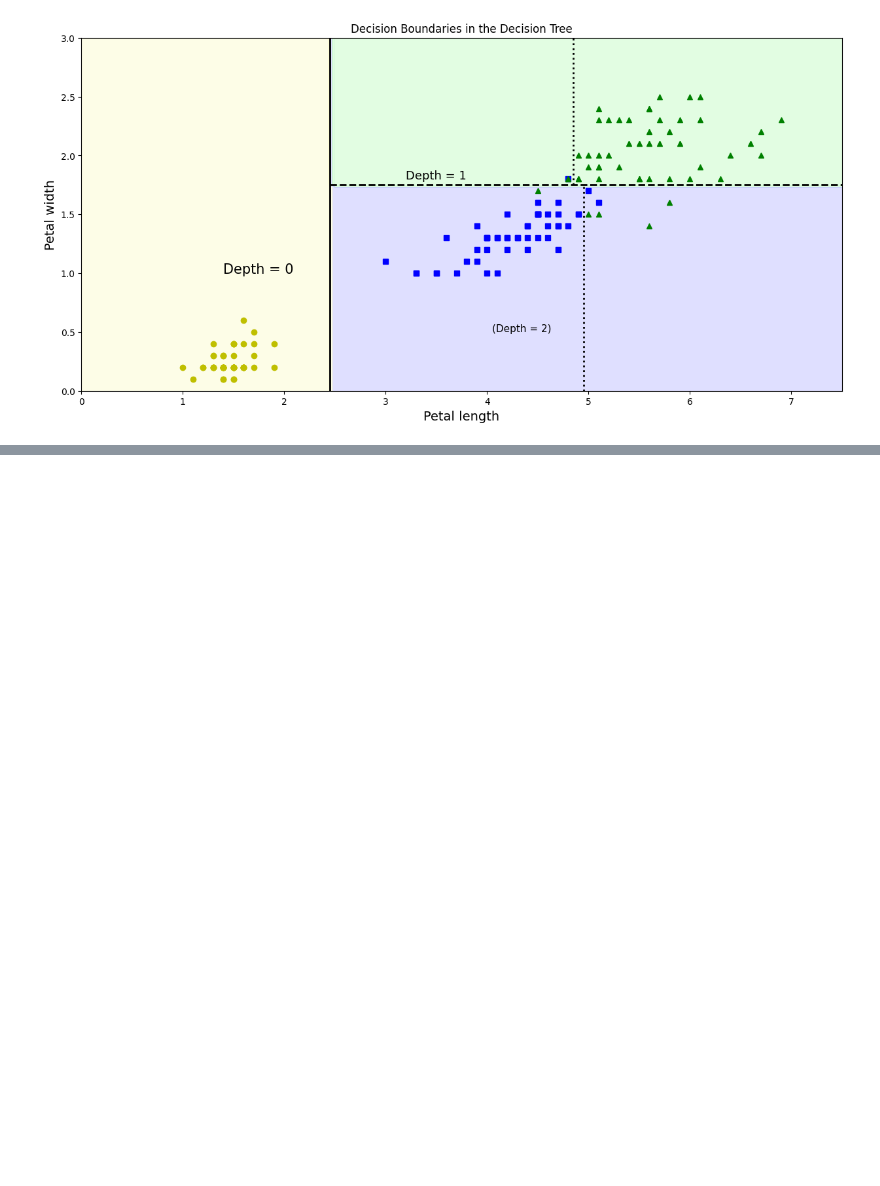
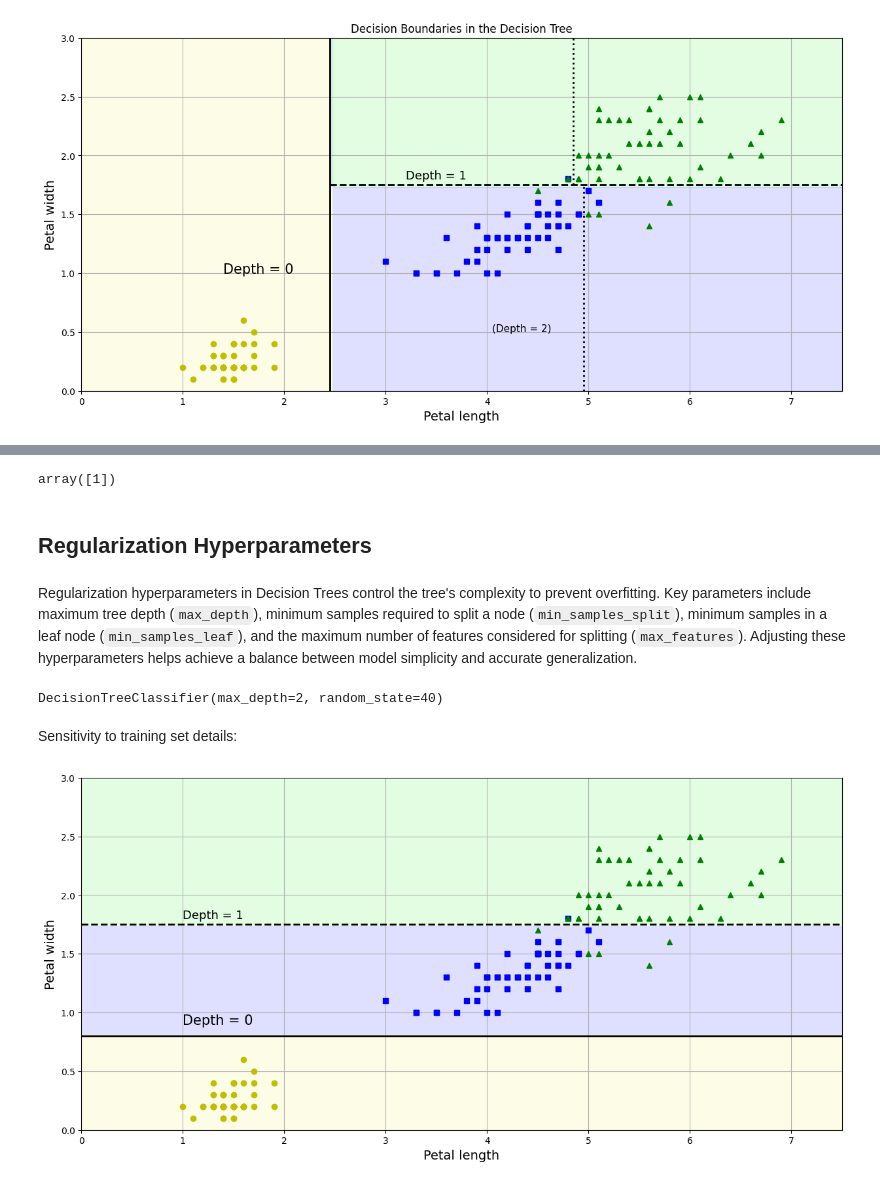
Before and after one commit to Ivan-Grigorev/Hands_On_ML, a Jupyter notebook: chapter_06.ipynb, the cells around one changed output, grey strips where cells are left out. Drawn from its saved outputs; the diff is of its cells as text; code cells hidden in the pictures; blank space fills up the shorter version.

Commit message:
Completed "Regularization Hyperparameters" section from Chapter 06

```diff
--- a/chapter_06.ipynb
+++ b/chapter_06.ipynb
@@ -55,7 +55,6 @@ def plot_decision_boundary(clf, X, y, axes=[0, 7.5, 0, 3], iris=True, legend=Fal
     y_pred = clf.predict(X_new).reshape(x1.shape)
 
     custom_cmap = ListedColormap(['#fafab0', '#9898ff', '#a0faa0'])
-
     plt.contourf(
         x1,
         x2,
@@ -63,6 +62,7 @@ def plot_decision_boundary(clf, X, y, axes=[0, 7.5, 0, 3], iris=True, legend=Fal
         cmap=custom_cmap,
         alpha=0.3
     )
+
     if legend:
         plt.legend(loc='lower right', fontsize=14)
 
@@ -104,6 +104,8 @@ def plot_decision_boundary(clf, X, y, axes=[0, 7.5, 0, 3], iris=True, legend=Fal
     else:
         plt.xlabel(r'$x_1$', fontsize=18)
         plt.ylabel(r'$x_2$', fontsize=18, rotation=0)
+
+    plt.grid(True)
 
 plt.figure(figsize=(15, 7))
 plot_decision_boundary(clf=tree_clf, X=X, y=y)
@@ -150,6 +152,7 @@ plt.text(
     fontsize=11
 )
 plt.title('Decision Boundaries in the Decision Tree')
+plt.grid(True)
 plt.show()
 # %% [output]
 [figure]
@@ -155,0 +165,46 @@ plt.show()
+# %%
+tree_clf.predict([[5, 1.5]])
+# %% [output]
+array([1])
+# %% [markdown]
+<h2>Regularization Hyperparameters</h2>
+# %% [markdown]
+Regularization hyperparameters in Decision Trees control the tree's complexity to prevent overfitting. Key parameters include maximum tree depth (`max_depth`), minimum samples required to split a node (`min_samples_split`), minimum samples in a leaf node (`min_samples_leaf`), and the maximum number of features considered for splitting (`max_features`). Adjusting these hyperparameters helps achieve a balance between model simplicity and accurate generalization.
+# %%
+tree_clf_tweaked = DecisionTreeClassifier(max_depth=2, random_state=40)
+tree_clf_tweaked.fit(X, y)
+# %% [output]
+DecisionTreeClassifier(max_depth=2, random_state=40)
+# %% [markdown]
+Sensitivity to training set details:
+# %%
+plt.figure(figsize=(15, 7))
+plot_decision_boundary(clf=tree_clf_tweaked, X=X, y=y, legend=False)
+plt.plot(
+    [0, 7.5],
+    [0.8, 0.8],
+    'k-',
+    linewidth=2
+)
+plt.plot(
+    [0, 7.5],
+    [1.75, 1.75],
+    'k--',
+    linewidth=2
+)
+plt.text(
+    1.0,
+    0.9,
+    'Depth = 0',
+    fontsize=15
+)
+plt.text(
+    1.0,
+    1.80,
+    'Depth = 1',
+    fontsize=13
+)
+plt.grid(True)
+plt.show()
+# %% [output]
+[figure, added]
```
Also changed, not shown: parts of 4 cells of this notebook.
